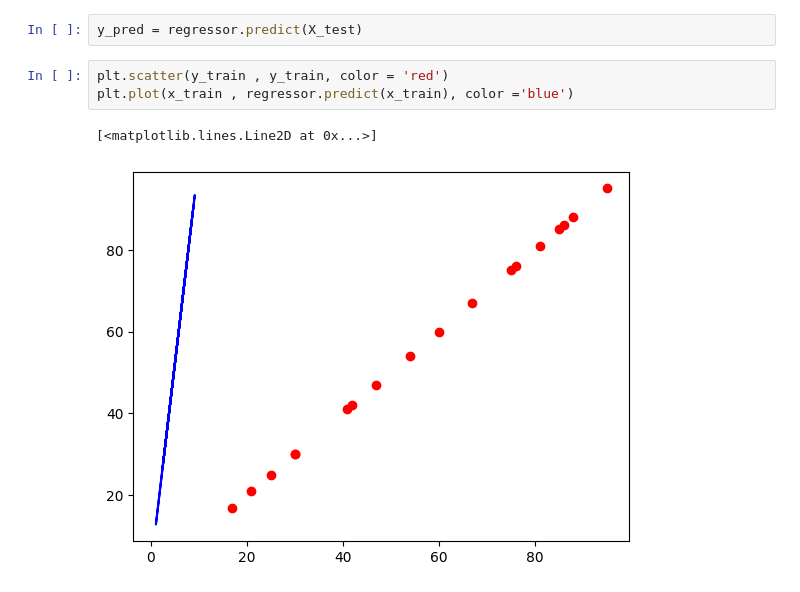
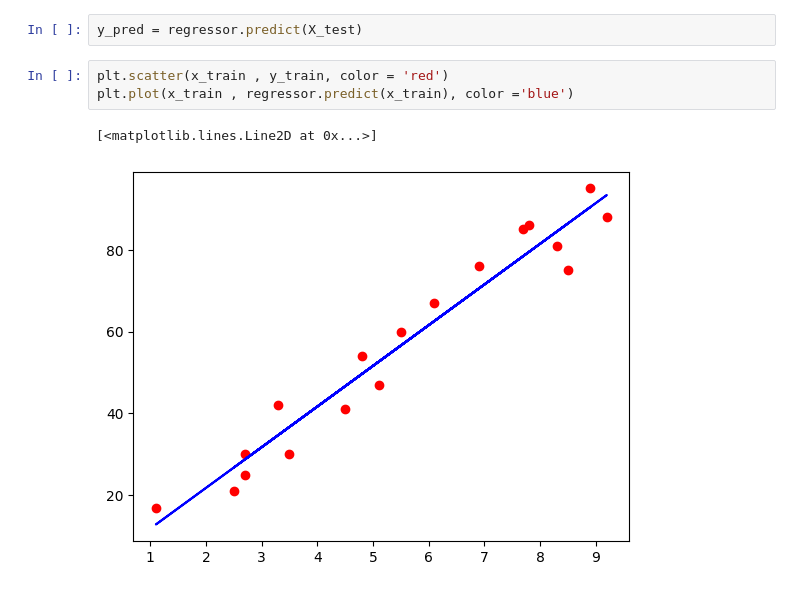
Before and after one commit to Bwar3am/machine-learning-in-use, a Jupyter notebook: simplelinearregression2.ipynb, the cells around one changed output. Cells and saved outputs as stored; diff of their text form.

```diff
--- a/simplelinearregression2.ipynb
+++ b/simplelinearregression2.ipynb
@@ -45,8 +45,8 @@ regressor = regressor.fit(x_train, y_train)
 # %%
 y_pred = regressor.predict(X_test)
 # %%
-plt.scatter(y_train , y_train, color = 'red')
+plt.scatter(x_train , y_train, color = 'red')
 plt.plot(x_train , regressor.predict(x_train), color ='blue')
 # %% [output]
 [<matplotlib.lines.Line2D at 0x...>]
-[figure, old version]
+[figure, new version]
```
Also changed, not shown: 2 other files.
